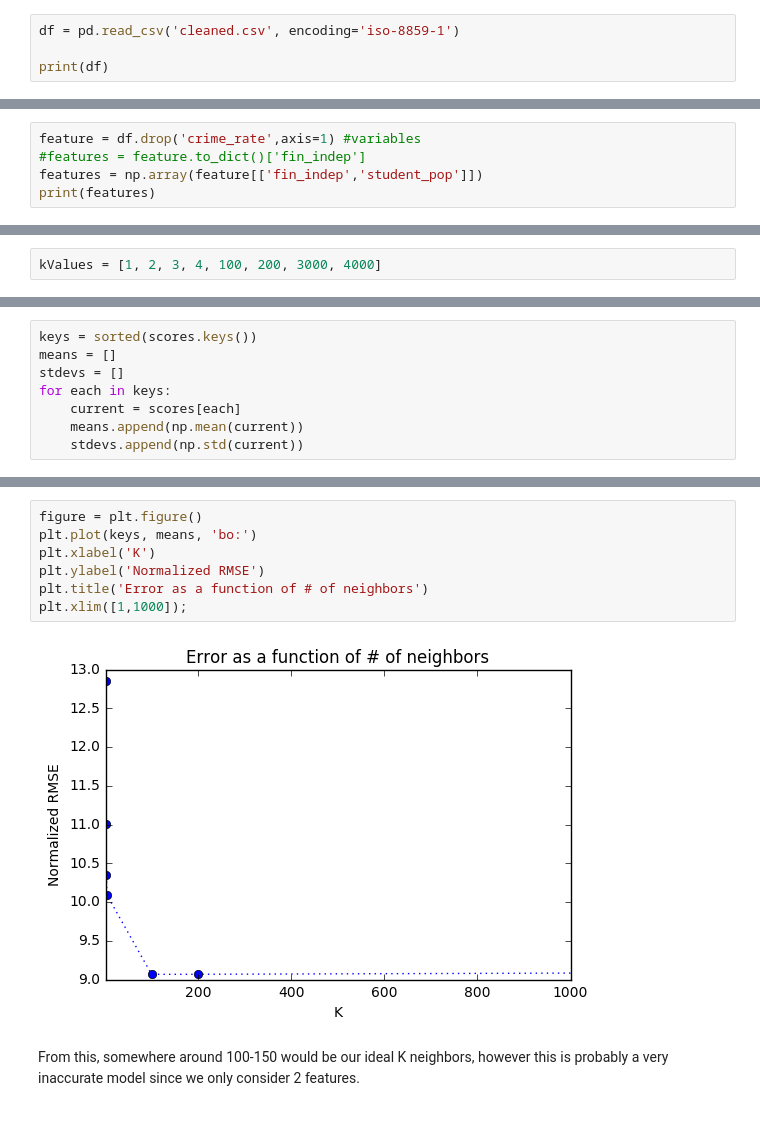
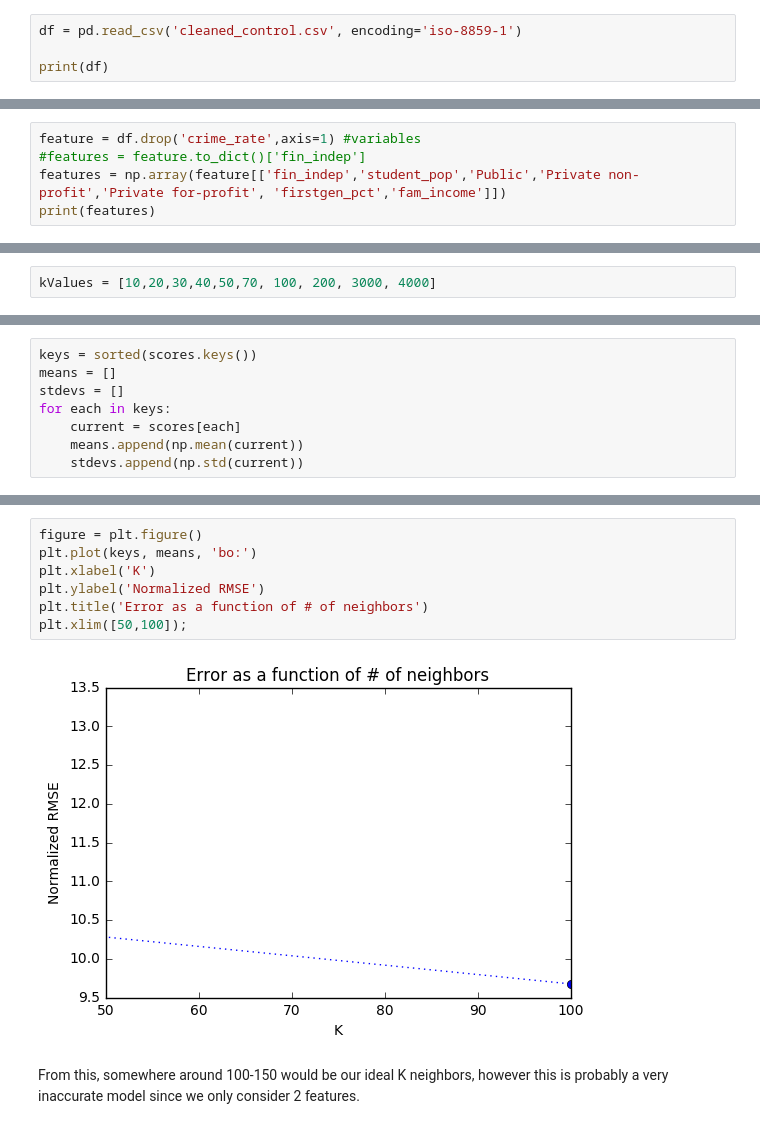
Before and after one commit to randimendel95/Info370-Final-Project, a Jupyter notebook: KNN_crime.ipynb, the cells around one changed output, grey strips where cells are left out. Cells and saved outputs as stored; diff of their text form.

```diff
--- a/KNN_crime.ipynb
+++ b/KNN_crime.ipynb
@@ -16,7 +16,7 @@ import pandas as pd
 
 Read in our univeristy and crime data as a dataframe, then split the outcomes and the features into arrays. ONly using 2 feautures for now, since we can only use quantitative data at the moment.... to be added later.
 # %%
-df = pd.read_csv('cleaned.csv', encoding='iso-8859-1')
+df = pd.read_csv('cleaned_control.csv', encoding='iso-8859-1')
 
 print(df)
 # %% [output]
@@ -46,6 +46,6 @@ print(crime_rate)
 # %%
 feature = df.drop('crime_rate',axis=1) #variables
 #features = feature.to_dict()['fin_indep']
-features = np.array(feature[['fin_indep','student_pop']])
+features = np.array(feature[['fin_indep','student_pop','Public','Private non-profit','Private for-profit', 'firstgen_pct','fam_income']])
 print(features)
 # %% [output]
@@ -104,7 +118,7 @@ crime_test_stand = (crime_test - minCrime) / diffCrime
 # %% [markdown]
 # K-Fold Cross Validation
 # %%
-kValues = [1, 2, 3, 4, 100, 200, 3000, 4000]
+kValues = [10,20,30,40,50,70, 100, 200, 3000, 4000]
 # %%
 folds = KFold(len(feat_train), n_folds = 10, shuffle = True)
 print(folds)
@@ -160,11 +175,11 @@ plt.title('Error as a function of # of neighbors')
 # %%
 figure = plt.figure()
 plt.plot(keys, means, 'bo:')
 plt.xlabel('K')
 plt.ylabel('Normalized RMSE')
 plt.title('Error as a function of # of neighbors')
-plt.xlim([1,1000]);
+plt.xlim([50,100]);
 # %% [output]
-[figure, old version]
+[figure, new version]
 # %% [markdown]
 From this, somewhere around 100-150 would be our ideal K neighbors, however this is probably a very inaccurate model since we only consider 2 features.
```
Also changed, not shown: parts of 7 cells of this notebook, 1 other file.
